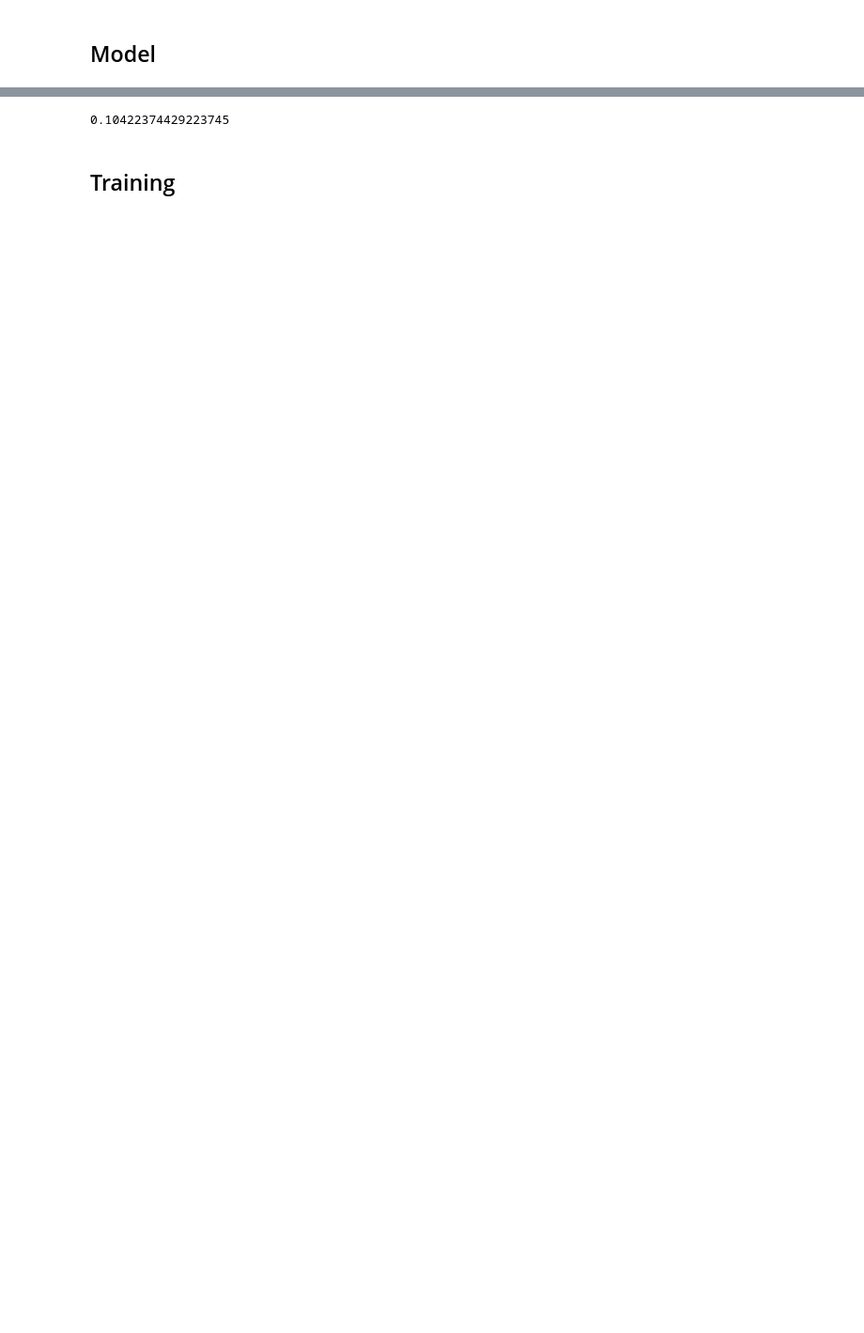
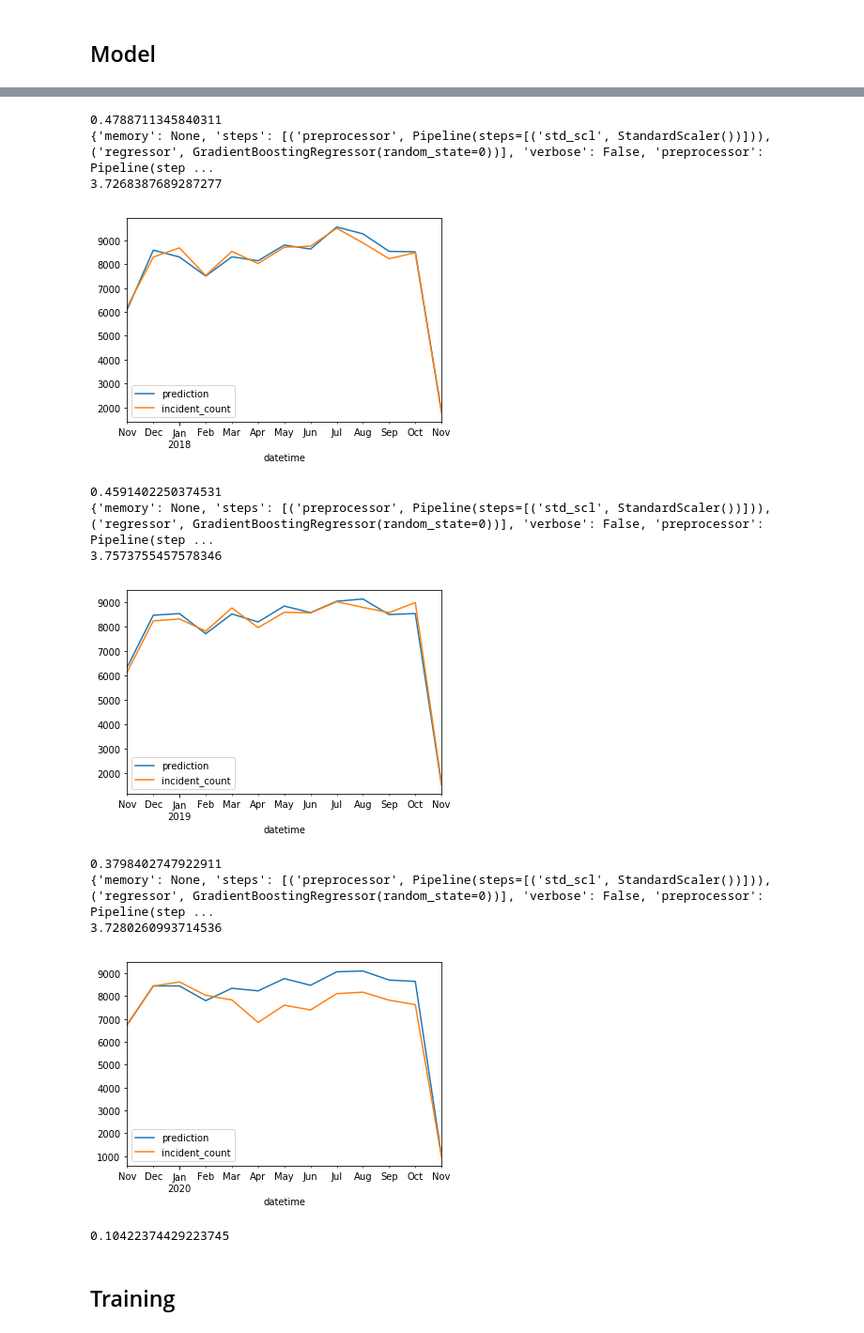
Before and after one commit to cmp0xff/seattle-911, a Jupyter notebook: main.ipynb, the cells around one changed output, grey strips where cells are left out. Shown at 94% size. Drawn from its saved outputs; the diff is of its cells as text; code cells hidden in the pictures; blank space fills up the shorter version.

```diff
--- a/main.ipynb
+++ b/main.ipynb
@@ -178,4 +222,16 @@ Appending to prep.py
 # %%
+import init
 import prep
+import importlib
 
-def
+importlib.reload(init)
+importlib.reload(prep)
+
+x, y = init.init()
+for tr_ind, te_ind in prep.fwd_splitter().split(x) :
+    print(x.iloc[tr_ind].info(), y.iloc[te_ind].head(2), len(y))
+
+tr_ind, te_ind = prep.nai_splitter()
+
+print(tr_ind, te_ind)
+print(x.iloc[tr_ind].info(), y.iloc[te_ind].head(2), len(y))
@@ -215,3 +276,53 @@ plt.show()
+# %%
+from sklearn.pipeline import Pipeline
+
+from sklearn.metrics import mean_squared_error
+
+import numpy as np
+import pandas as pd
+import matplotlib.pyplot as plt
+
+import init
+import model
+import importlib
+
+importlib.reload(init)
+importlib.reload(prep)
+importlib.reload(model)
+
+x, y = init.init()
+
+mod = model.model_ppl()
+
+for tr_ind, te_ind in prep.splitter(n_spi=3).split(x) :
+    x_tr, y_tr = x.iloc[tr_ind], y.iloc[tr_ind]
+    x_te, y_te = x.iloc[te_ind], y.iloc[te_ind]
+
+    mod.fit(x_tr, y_tr)
+
+    y_pd = mod.predict(x_te)
+
+    print(mod.score(x_te, y_te))
+
+    print(mod.get_params())
+
+    print(np.sqrt(mean_squared_error(y_te, y_pd)))
+
+    pd.DataFrame(data=y_pd, index=y_te.index, columns=['prediction']).join(y_te).resample('M').sum().plot()
+    plt.show()
+# %% [output]
+0.4788711345840311
+{'memory': None, 'steps': [('preprocessor', Pipeline(steps=[('std_scl', StandardScaler())])), ('regressor', GradientBoostingRegressor(random_state=0))], 'verbose': False, 'preprocessor': Pipeline(step ...
+3.7268387689287277
+[figure, added]
+0.4591402250374531
+{'memory': None, 'steps': [('preprocessor', Pipeline(steps=[('std_scl', StandardScaler())])), ('regressor', GradientBoostingRegressor(random_state=0))], 'verbose': False, 'preprocessor': Pipeline(step ...
+3.7573755457578346
+[figure, added]
+0.3798402747922911
+{'memory': None, 'steps': [('preprocessor', Pipeline(steps=[('std_scl', StandardScaler())])), ('regressor', GradientBoostingRegressor(random_state=0))], 'verbose': False, 'preprocessor': Pipeline(step ...
+3.7280260993714536
+[figure, added]
 # %%
 from sklearn.svm import SVC
 from sklearn.preprocessing import StandardScaler
```
Also changed, not shown: parts of 17 cells of this notebook, 3 other files.
